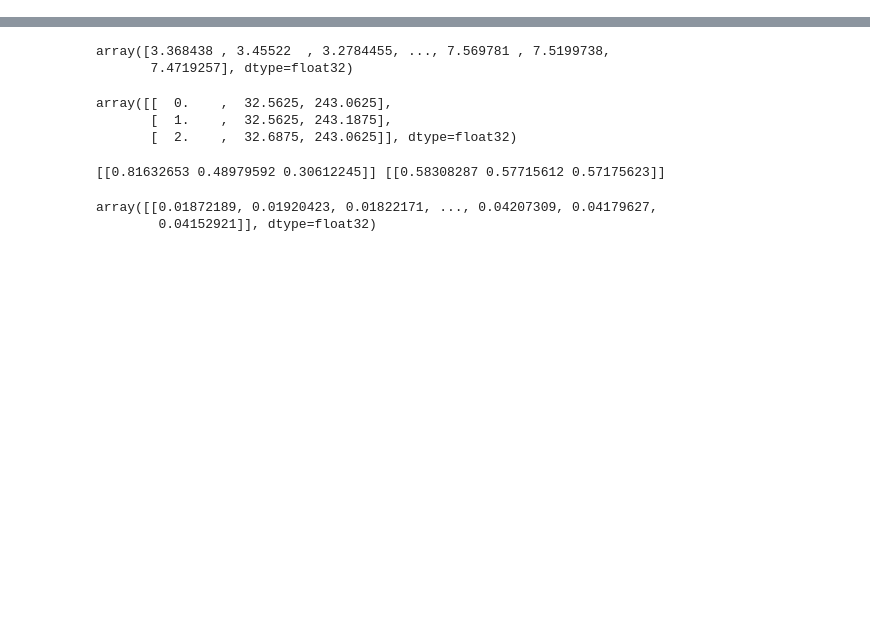
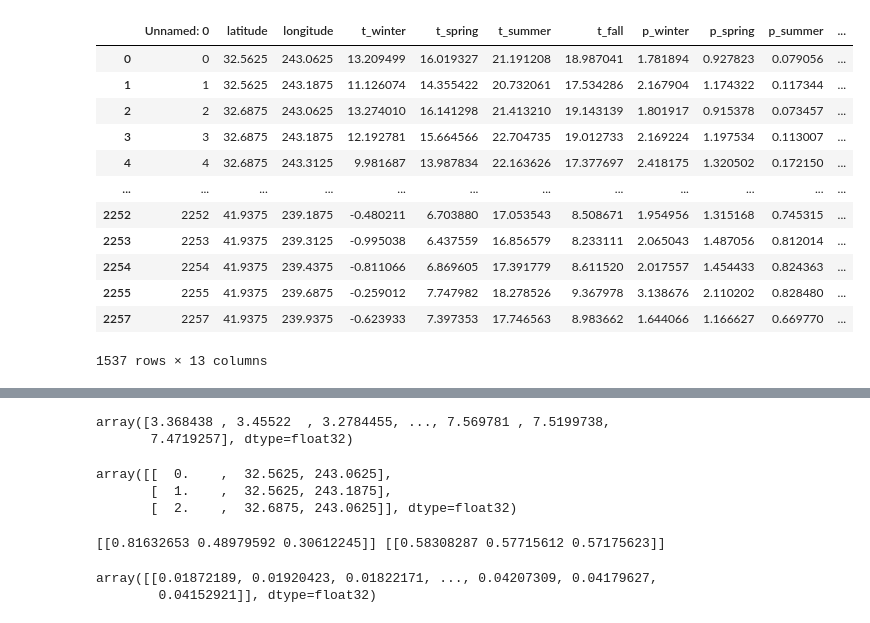
Before and after one commit to chupengrocky/HackthonClimate, a Jupyter notebook: notebook/PlayGound.ipynb, the cells around one changed output, grey strips where cells are left out. Saved outputs shown, nothing was run; the diff lists cells and outputs as text; code cells hidden in the pictures; blank space fills up the shorter version.

```diff
--- a/notebook/PlayGound.ipynb
+++ b/notebook/PlayGound.ipynb
@@ -17,2 +13,3 @@ array([0, 0, 0, 1, 0])
 # %%
 source = "../data_source/present_data.csv"
+source2 = "../data_source/present_data_all.csv"
@@ -20,0 +16,5 @@ dataf = pd.read_csv(source)
+# %%
+dataf = pd.read_csv(source)
+dataf2 = pd.read_csv(source2)
+f1 = dataf.dropna()
+f2 = dataf2.dropna()
@@ -21,3 +25,19 @@ dataf = pd.read_csv(source)
+# %%
+f2[f2['veg']==1]
+# %% [output]
+|  | Unnamed: 0 | latitude | longitude | t_winter | t_spring | t_summer | t_fall | p_winter | p_spring | p_summer | ... |
+| 0 | 0 | 32.5625 | 243.0625 | 13.209499 | 16.019327 | 21.191208 | 18.987041 | 1.781894 | 0.927823 | 0.079056 | ... |
+| 1 | 1 | 32.5625 | 243.1875 | 11.126074 | 14.355422 | 20.732061 | 17.534286 | 2.167904 | 1.174322 | 0.117344 | ... |
+| 2 | 2 | 32.6875 | 243.0625 | 13.274010 | 16.141298 | 21.413210 | 19.143139 | 1.801917 | 0.915378 | 0.073457 | ... |
+| 3 | 3 | 32.6875 | 243.1875 | 12.192781 | 15.664566 | 22.704735 | 19.012733 | 2.169224 | 1.197534 | 0.113007 | ... |
+| 4 | 4 | 32.6875 | 243.3125 | 9.981687 | 13.987834 | 22.163626 | 17.377697 | 2.418175 | 1.320502 | 0.172150 | ... |
+| ... | ... | ... | ... | ... | ... | ... | ... | ... | ... | ... | ... |
+| 2252 | 2252 | 41.9375 | 239.1875 | -0.480211 | 6.703880 | 17.053543 | 8.508671 | 1.954956 | 1.315168 | 0.745315 | ... |
+| 2253 | 2253 | 41.9375 | 239.3125 | -0.995038 | 6.437559 | 16.856579 | 8.233111 | 2.065043 | 1.487056 | 0.812014 | ... |
+| 2254 | 2254 | 41.9375 | 239.4375 | -0.811066 | 6.869605 | 17.391779 | 8.611520 | 2.017557 | 1.454433 | 0.824363 | ... |
+| 2255 | 2255 | 41.9375 | 239.6875 | -0.259012 | 7.747982 | 18.278526 | 9.367978 | 3.138676 | 2.110202 | 0.828480 | ... |
+| 2257 | 2257 | 41.9375 | 239.9375 | -0.623933 | 7.397353 | 17.746563 | 8.983662 | 1.644066 | 1.166627 | 0.669770 | ... |
+1537 rows × 13 columns
 # %%
 f_dataf = dataf.dropna()
 f_dataf.shape
```
Also changed, not shown: parts of 23 cells of this notebook, 9 other files.
